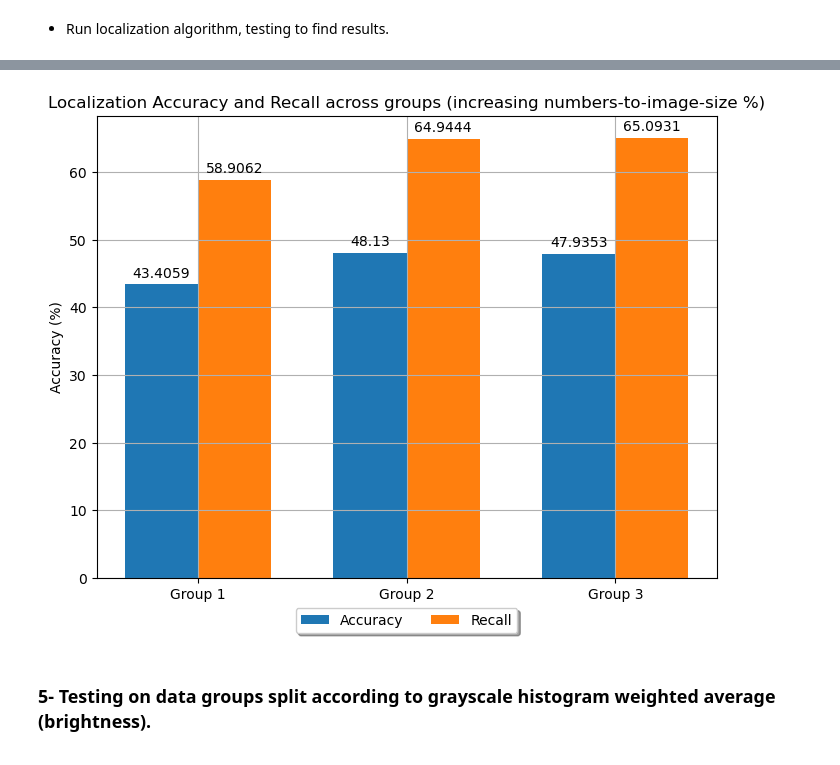
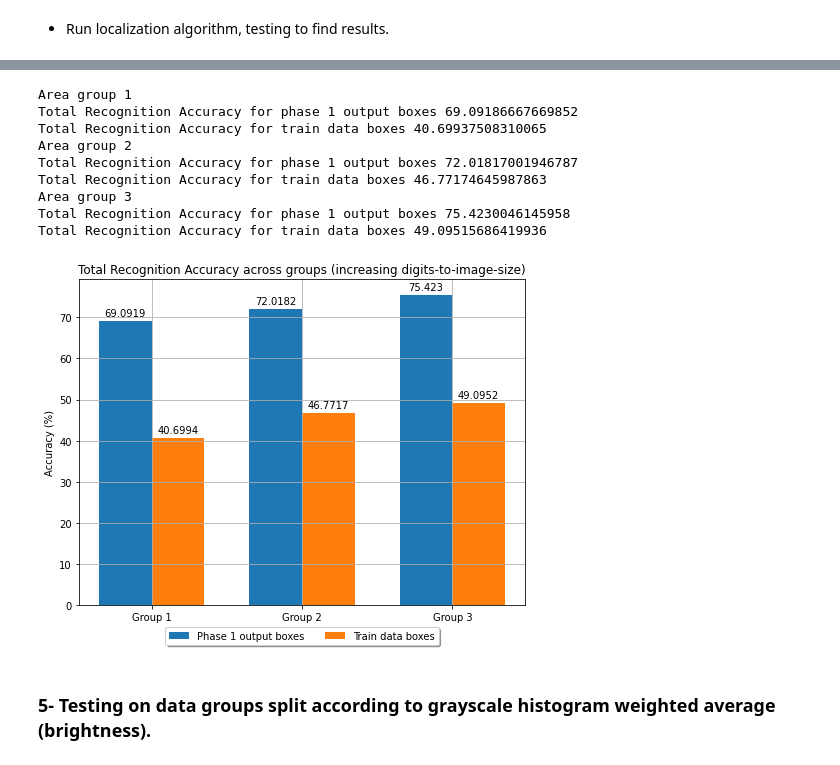
Before and after one commit to youssefg7/CSE483-Major-Task, a Jupyter notebook: Major Task Phase 2 HOG.ipynb, the cells around one changed output, grey strips where cells are left out. Saved outputs shown, nothing was run; the diff lists cells and outputs as text; code cells hidden in the pictures.

Commit message:
Split dataset

```diff
--- a/Major Task Phase 2 HOG.ipynb
+++ b/Major Task Phase 2 HOG.ipynb
@@ -258,7 +262,7 @@ print("Picture number: ", idx+1)
 plt.title("Random image with phase 1 output")
 print("True Labels:", train_labels_all[idx])
 imgBoxes = trialImage.copy()
-for i in train_boxes_all[idx]:
+for i in train_selected_boxes_all[idx]:
     cv2.rectangle(imgBoxes,
                   (i[0],i[1]),
                   (i[2],i[3]),
@@ -355,7 +359,7 @@ Total Recognition Accuracy for all train data boxes 45.875479476364035
 # %%
 n_groups = 3
 res_indices = split_resolution(train_images_all, n_groups)
-images_res_splitted, labels_res_splitted, boxes_res_splitted = split_dataset(res_indices,train_images_all, train_labels_all, train_boxes_all)
+images_res_splitted, labels_res_splitted, true_boxes_res_splitted, selected_boxes_res_splitted = split_dataset(res_indices)
 # %% [output]
 11134
 11134
@@ -427,8 +434,8 @@ plt.show()
 - Split according to numbers size in images
 # %%
 n_groups = 3
-area_indices = split_boxes_area(train_images_all, train_boxes_all, n_groups)
-images_area_splitted, labels_area_splitted, boxes_area_splitted = split_dataset(area_indices, train_images_all, train_boxes_all, train_labels_all)
+area_indices = split_boxes_area(train_images_all, train_selected_boxes_all, n_groups)
+images_area_splitted, labels_area_splitted, true_boxes_area_splitted, selected_boxes_area_splitted = split_dataset(area_indices)
 # %% [output]
 11134
 11134
@@ -468,23 +445,63 @@ Localization Accuracy:  47.935349249881185 %
+# %%
+templates = getTemplatesHOGs()
+tmps_data = [temp['descriptor'] for temp in templates]
+tmps_labels = [temp['label'] for temp in templates]
+
+group_names =[]
+phase1 = []
+train_data_boxes = []
+
+for i in range(n_groups):
+    print("Area group",i+1)
+    group_names.append("Group "+str(i+1))
+
+    predicted_labels_sum = 0
+    true_prediction_sum = 0
+    true_labels_len = 0
+
+    for image, boxes, label in zip(images_area_splitted[i], selected_boxes_area_splitted[i], labels_area_splitted[i]):
+        true_labels_len+= len(label)
+        if(len(boxes)==0):
+            continue
+        predicted_labels = predictImage(image, boxes, tmps_data, tmps_labels)
+        predicted_labels_sum += len(predicted_labels)
+        true_prediction_len = calcPicTrue(list(label), predicted_labels)
+        true_prediction_sum += true_prediction_len
+
+    phase1.append(true_prediction_sum*100 / predicted_labels_sum)
+    train_data_boxes.append(true_prediction_sum*100 / true_labels_len)
+    print("Total Recognition Accuracy for phase 1 output boxes",true_prediction_sum*100 / predicted_labels_sum)
+    print("Total Recognition Accuracy for train data boxes",true_prediction_sum*100 / true_labels_len)
+# %% [output]
+Area group 1
+Total Recognition Accuracy for phase 1 output boxes 69.09186667669852
+Total Recognition Accuracy for train data boxes 40.69937508310065
+Area group 2
+Total Recognition Accuracy for phase 1 output boxes 72.01817001946787
+Total Recognition Accuracy for train data boxes 46.77174645987863
+Area group 3
+Total Recognition Accuracy for phase 1 output boxes 75.4230046145958
+Total Recognition Accuracy for train data boxes 49.09515686419936
 # %%
 x = np.arange(len(group_names))
 width = 0.35
 fig, ax = plt.subplots(figsize=(8,6))
-rects1 = ax.bar(x - width/2, accuracy_groups, width, label='Accuracy')
-rects2 = ax.bar(x + width/2, recall_groups, width, label='Recall')
+rects1 = ax.bar(x - width/2, phase1, width, label='Phase 1 output boxes')
+rects2 = ax.bar(x + width/2, train_data_boxes, width, label='Train data boxes')
 
 ax.set_ylabel('Accuracy (%)')
 ax.set_xlabel('Group')
 ax.set_xticks(x, group_names)
 ax.legend()
 ax.bar_label(rects1, padding=3)
 ax.bar_label(rects2, padding=3)
 ax.legend(loc='upper center', bbox_to_anchor=(0.5, -0.05),
           fancybox=True, shadow=True, ncol=5)
-plt.title("Localization Accuracy and Recall across groups (increasing numbers-to-image-size %)")
+plt.title("Total Recognition Accuracy across groups (increasing digits-to-image-size)")
 plt.grid()
 plt.show()
 # %% [output]
-[figure, old version]
+[figure, new version]
 # %% [markdown]
 ### 5- Testing on data groups split according to grayscale histogram weighted average (brightness).
 # %% [markdown]
```
Also changed, not shown: parts of 16 cells of this notebook.
